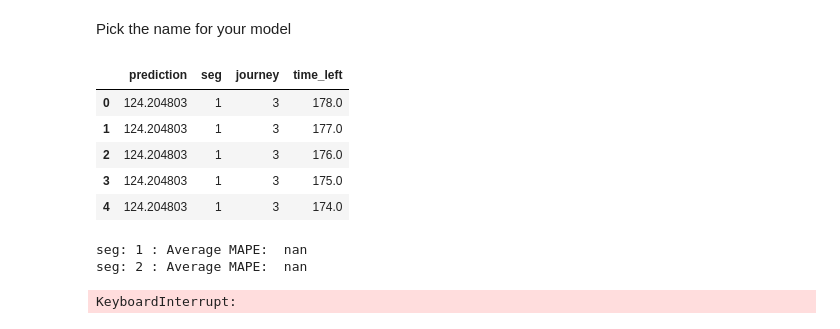
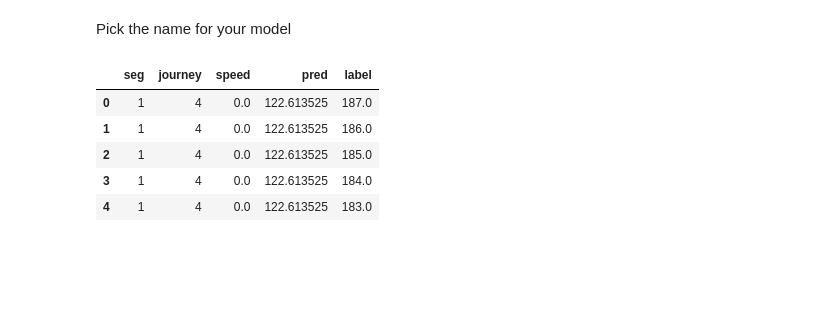
Before and after one commit to M20190649/TDDE19-bus-arrival-time, a Jupyter notebook: ANN/4. Model comparison.ipynb, the cells around one changed output. Cells and saved outputs as stored; diff of their text form; code cells hidden in the pictures; blank space fills up the shorter version.

```diff
--- a/ANN/4. Model comparison.ipynb
+++ b/ANN/4. Model comparison.ipynb
@@ -41,12 +40,12 @@ Pick the name for your model
 # %%
 model_name = 'ANN_M2'
 # %%
-data = pds.read_pickle(model_name + '_predictions.pkl')
+data = pds.read_pickle(model_name + '.pkl')
 data.head()
 # %% [output]
-|  | prediction | seg | journey | time_left |
-| 0 | 124.204803 | 1 | 3 | 178.0 |
-| 1 | 124.204803 | 1 | 3 | 177.0 |
-| 2 | 124.204803 | 1 | 3 | 176.0 |
-| 3 | 124.204803 | 1 | 3 | 175.0 |
-| 4 | 124.204803 | 1 | 3 | 174.0 |
+|  | seg | journey | speed | pred | label |
+| 0 | 1 | 4 | 0.0 | 122.613525 | 187.0 |
+| 1 | 1 | 4 | 0.0 | 122.613525 | 186.0 |
+| 2 | 1 | 4 | 0.0 | 122.613525 | 185.0 |
+| 3 | 1 | 4 | 0.0 | 122.613525 | 184.0 |
+| 4 | 1 | 4 | 0.0 | 122.613525 | 183.0 |
@@ -56,15 +51,0 @@ journeys = predictions.journey.unique()
-# %%
-for s in segments:
-    mae_accum = 0
-    mape_accum = 0
-    for j in journeys:
-        seg_data = data[(data['seg'] == s) & (data['journey'] == j)]
-        seg_data = seg_data.reset_index(drop=True)
-        mae_accum += basic_mae(seg_data['prediction'], seg_data.iloc[:,-1])
-        mape_accum += mape(seg_data['prediction'], seg_data.iloc[:,-1])
-    #print('seg:', s, ': Average MAE: ', mae_accum/len(journeys))
-    #print('seg:', s, ': Average MAPE: ', mape_accum/len(journeys))
-# %% [output]
-seg: 1 : Average MAPE:  nan
-seg: 2 : Average MAPE:  nan
-KeyboardInterrupt:
```
Also changed, not shown: parts of 7 cells of this notebook, 1 other file.
